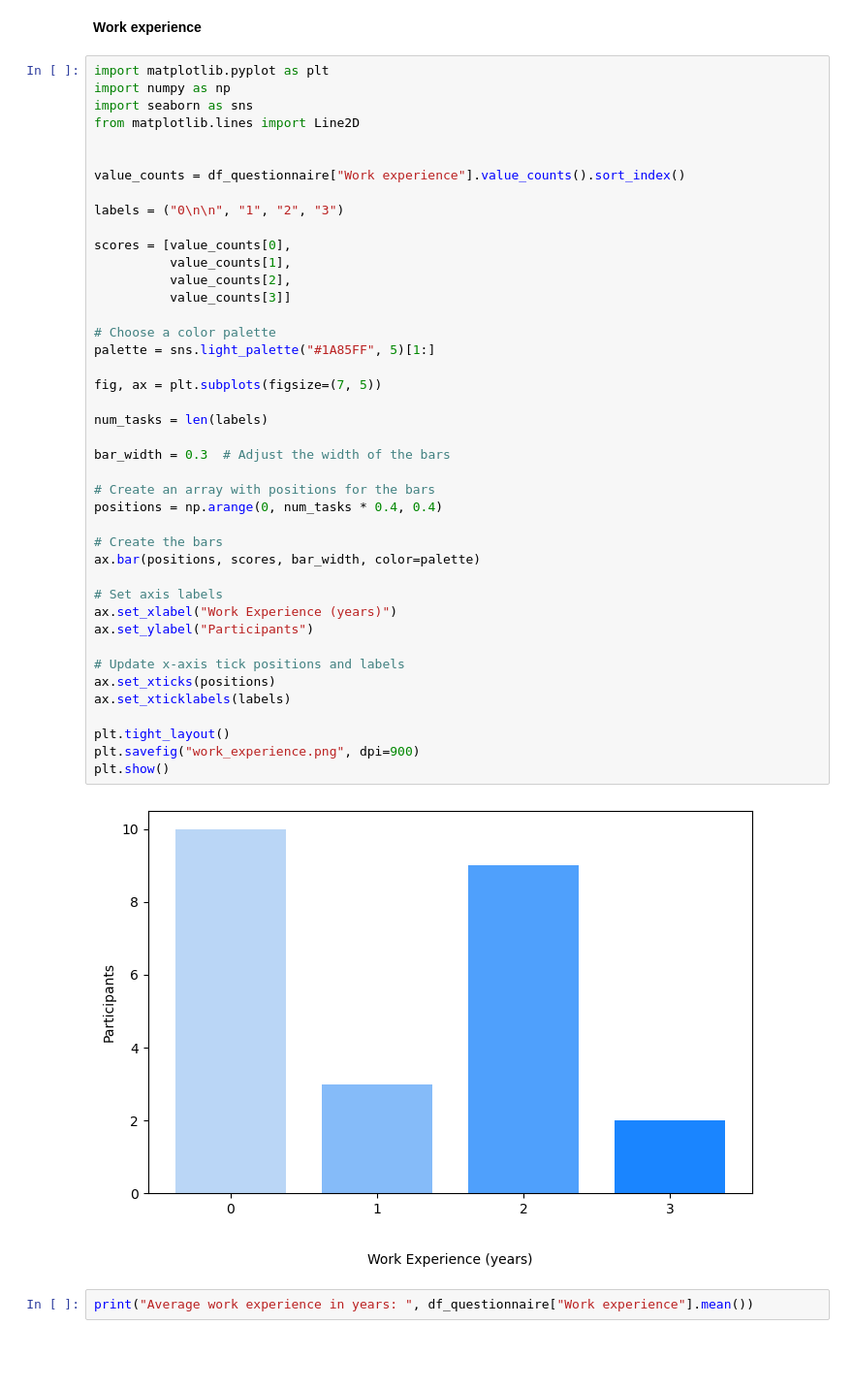
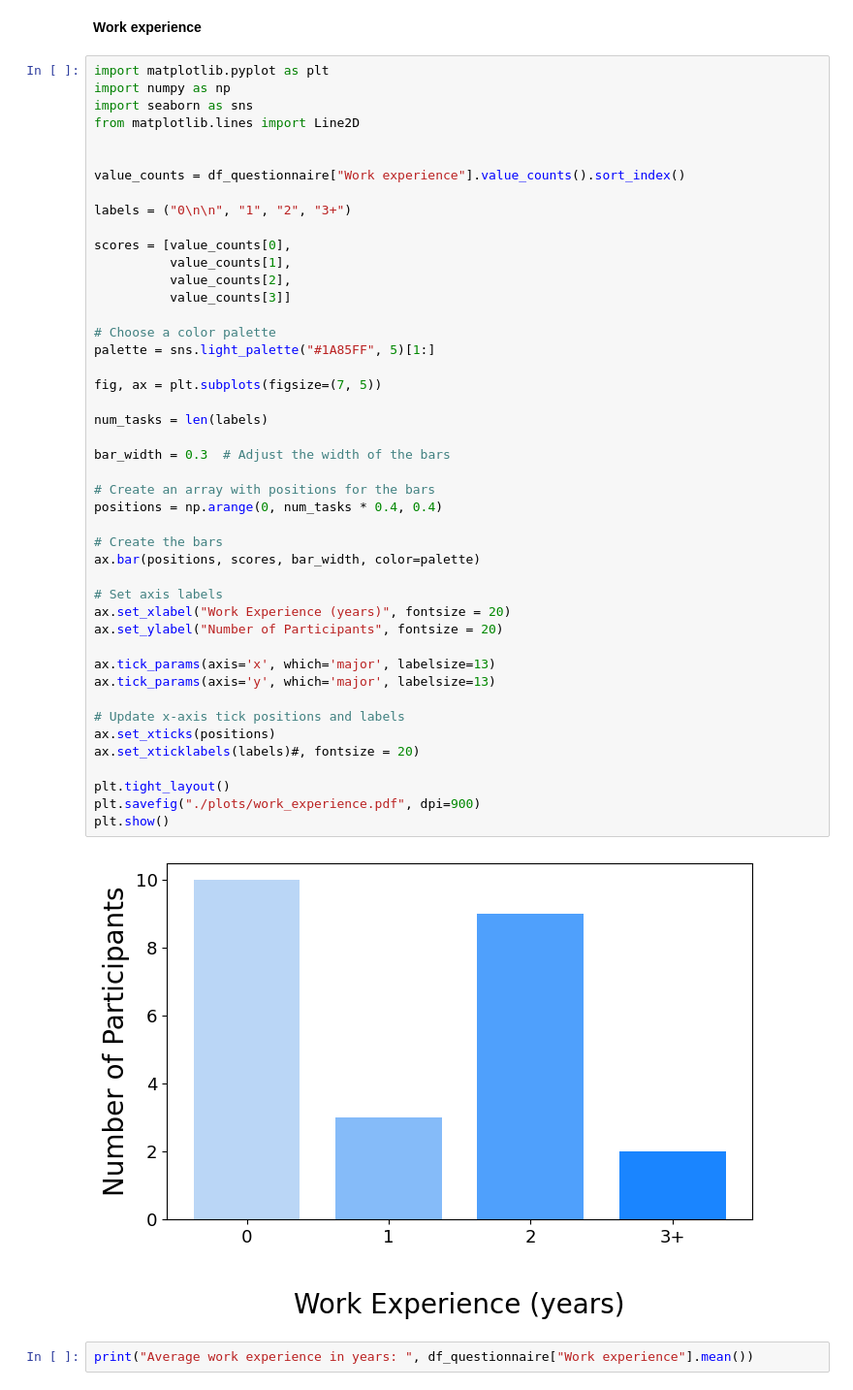
Before and after one commit to tuhh-softsec/SANER2024_empirical_experiment_DFDs, a Jupyter notebook: results/analysis.ipynb, the cells around one changed output. Shown at 97% size. Cells and saved outputs as stored; diff of their text form; blank space fills up the shorter version.

```diff
--- a/results/analysis.ipynb
+++ b/results/analysis.ipynb
@@ -280,41 +278,44 @@ from matplotlib.lines import Line2D
 
 value_counts = df_questionnaire["Work experience"].value_counts().sort_index()
 
-labels = ("0\n\n", "1", "2", "3")
+labels = ("0\n\n", "1", "2", "3+")
 
 scores = [value_counts[0],
           value_counts[1],
           value_counts[2],
           value_counts[3]]
 
 # Choose a color palette
 palette = sns.light_palette("#1A85FF", 5)[1:]
 
 fig, ax = plt.subplots(figsize=(7, 5))
 
 num_tasks = len(labels)
 
 bar_width = 0.3  # Adjust the width of the bars
 
 # Create an array with positions for the bars
 positions = np.arange(0, num_tasks * 0.4, 0.4)
 
 # Create the bars
 ax.bar(positions, scores, bar_width, color=palette)
 
 # Set axis labels
-ax.set_xlabel("Work Experience (years)")
-ax.set_ylabel("Participants")
+ax.set_xlabel("Work Experience (years)", fontsize = 20)
+ax.set_ylabel("Number of Participants", fontsize = 20)
+
+ax.tick_params(axis='x', which='major', labelsize=13)
+ax.tick_params(axis='y', which='major', labelsize=13)
 
 # Update x-axis tick positions and labels
 ax.set_xticks(positions)
-ax.set_xticklabels(labels)
+ax.set_xticklabels(labels)#, fontsize = 20)
 
 plt.tight_layout()
-plt.savefig("work_experience.png", dpi=900)
+plt.savefig("./plots/work_experience.pdf", dpi=900)
 plt.show()
 # %% [output]
-[figure, old version]
+[figure, new version]
 # %%
 print("Average work experience in years: ", df_questionnaire["Work experience"].mean())
 # %% [output]
```
Also changed, not shown: parts of 10 cells of this notebook, 19 other files.
